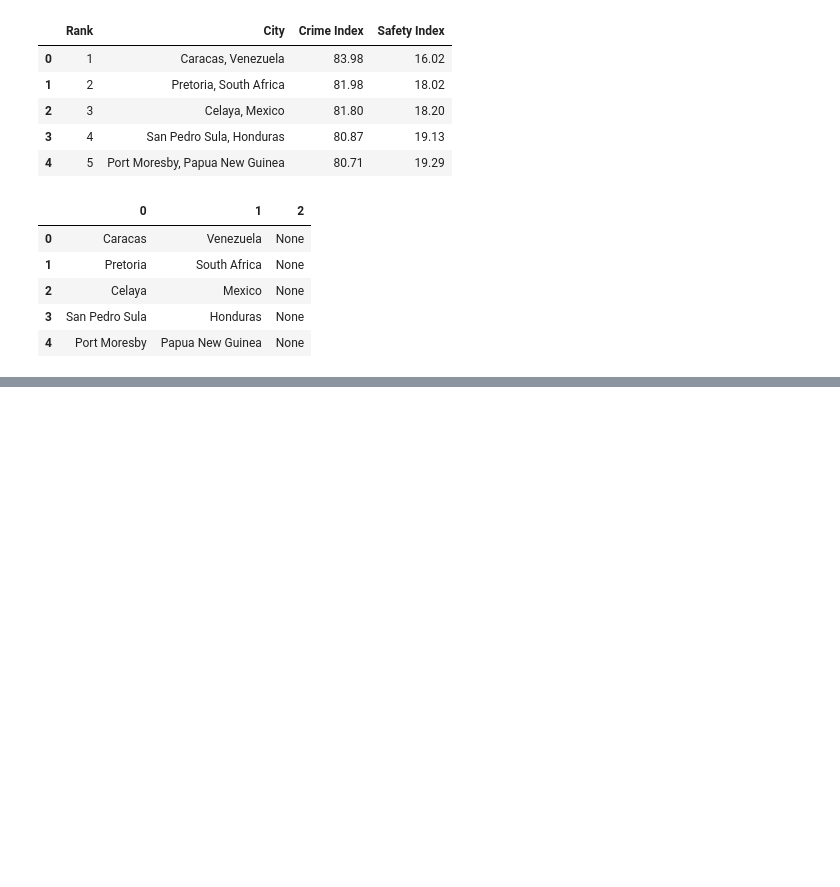
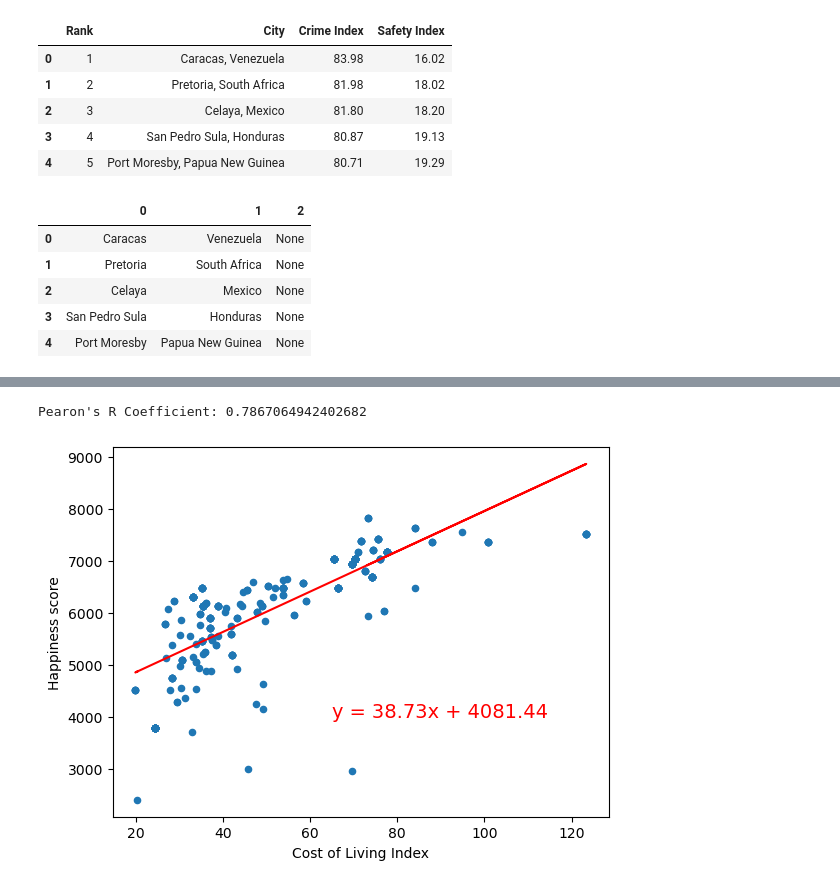
Before and after one commit to cburgyan/project1_happiness, a Jupyter notebook: pro1_happiness.ipynb, the cells around one changed output, grey strips where cells are left out. Cells and saved outputs as stored; diff of their text form; code cells hidden in the pictures; blank space fills up the shorter version.

```diff
--- a/pro1_happiness.ipynb
+++ b/pro1_happiness.ipynb
@@ -271,0 +372,20 @@ mHapCosCrim.head()
+# %%
+# dummy_df = mHapCostCoord_df.copy()
+# del dummy_df['Rank']
+# print(dummy_df.columns)
+# print(dummy_df.dtypes)
+# dCrime_df = crime_df.copy()
+# print(dCrime_df.dtypes)
+
+# mdC_df = dummy_df.merge(dCrime_df, how='inner', on='Country')
+
+mHapCosCrim = mHapCostCoord_df.copy().merge(crime_df, how='inner', on='Country')
+print(crime_df.dtypes)
+print(mHapCostCoord_df.dtypes)
+mHapCosCrim.head()
+# mdC_df
+
+# print(dummy_df['Country'].head(15))
+# srt = dCrime_df[['Country', 'City']].sort_values(by='Country').head(15)
+
+# srt
@@ -271,0 +456,12 @@ mHapCosCrim.head()
+# %%
+(m, y, r, p, std) = linregress(mHapCosCrim['Cost of Living Index'], mHapCosCrim['Happiness score'])
+yregressLin = m * mHapCosCrim['Cost of Living Index'] + y
+mHapCosCrim.plot(kind='scatter', x = 'Cost of Living Index', y = 'Happiness score')
+equation = f"y = {m:.2f}x + {y:.2f}"
+print(f"Pearon's R Coefficient: {r}")
+plt.plot(mHapCosCrim['Cost of Living Index'], yregressLin, color='red')
+plt.annotate(equation, (65, 4000), color='red', size = 14)
+plt.show()
+# %% [output]
+Pearon's R Coefficient: 0.7867064942402682
+[figure, added]
```
Also changed, not shown: parts of 22 cells of this notebook.
